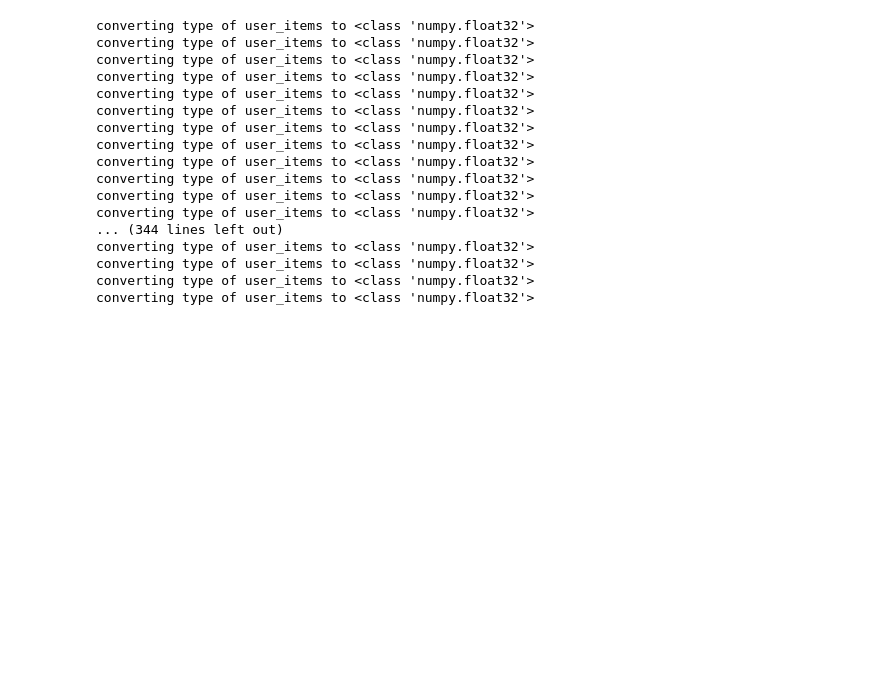
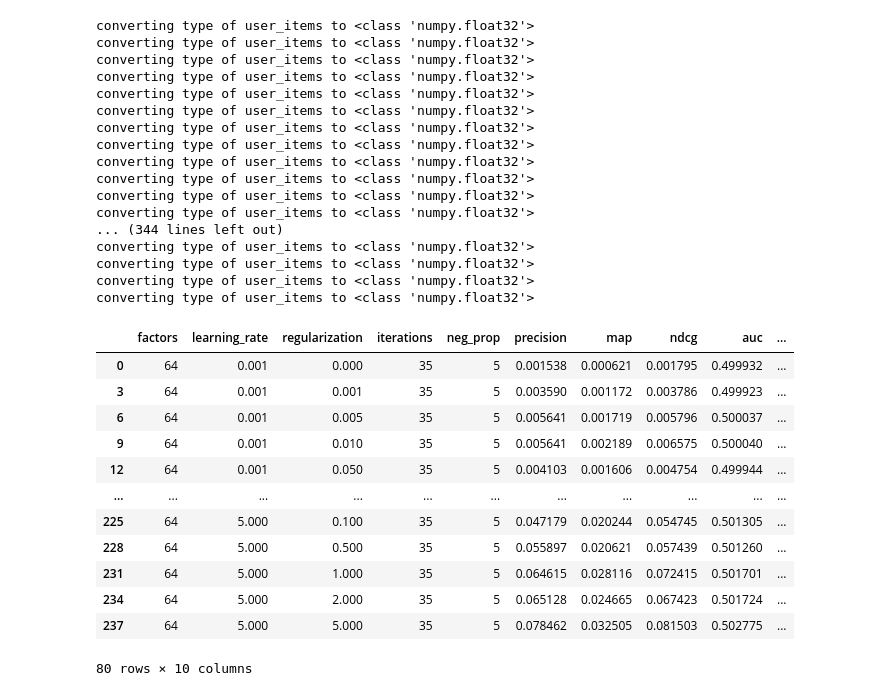
Before and after one commit to ChristophBarkey/Implicit_CF, a Jupyter notebook: testing_1.ipynb, the cells around one changed output. Cells and saved outputs as stored; diff of their text form; code cells hidden in the pictures; blank space fills up the shorter version.

```diff
--- a/testing_1.ipynb
+++ b/testing_1.ipynb
@@ -96,6 +155,8 @@ converting type of user_items to <class 'numpy.float32'>
 converting type of user_items to <class 'numpy.float32'>
 converting type of user_items to <class 'numpy.float32'>
 converting type of user_items to <class 'numpy.float32'>
+# %%
+hyper_test_lmf = pd.concat((hyper_test_lmf, hyper_test_lmf_add), axis=0)
 # %%
 hyper_test_als.to_csv('als_tuning.csv')
 hyper_test_bpr.to_csv('bpr_tuning.csv')
@@ -103,0 +167,16 @@ test_cv_eals.to_csv('eals_tuning.csv')
+# %%
+hyper_test_lmf[hyper_test_lmf.neg_prop == 5]
+# %% [output]
+|  | factors | learning_rate | regularization | iterations | neg_prop | precision | map | ndcg | auc | ... |
+| 0 | 64 | 0.001 | 0.000 | 35 | 5 | 0.001538 | 0.000621 | 0.001795 | 0.499932 | ... |
+| 3 | 64 | 0.001 | 0.001 | 35 | 5 | 0.003590 | 0.001172 | 0.003786 | 0.499923 | ... |
+| 6 | 64 | 0.001 | 0.005 | 35 | 5 | 0.005641 | 0.001719 | 0.005796 | 0.500037 | ... |
+| 9 | 64 | 0.001 | 0.010 | 35 | 5 | 0.005641 | 0.002189 | 0.006575 | 0.500040 | ... |
+| 12 | 64 | 0.001 | 0.050 | 35 | 5 | 0.004103 | 0.001606 | 0.004754 | 0.499944 | ... |
+| ... | ... | ... | ... | ... | ... | ... | ... | ... | ... | ... |
+| 225 | 64 | 5.000 | 0.100 | 35 | 5 | 0.047179 | 0.020244 | 0.054745 | 0.501305 | ... |
+| 228 | 64 | 5.000 | 0.500 | 35 | 5 | 0.055897 | 0.020621 | 0.057439 | 0.501260 | ... |
+| 231 | 64 | 5.000 | 1.000 | 35 | 5 | 0.064615 | 0.028116 | 0.072415 | 0.501701 | ... |
+| 234 | 64 | 5.000 | 2.000 | 35 | 5 | 0.065128 | 0.024665 | 0.067423 | 0.501724 | ... |
+| 237 | 64 | 5.000 | 5.000 | 35 | 5 | 0.078462 | 0.032505 | 0.081503 | 0.502775 | ... |
+80 rows × 10 columns
```
Also changed, not shown: parts of 14 cells of this notebook.
